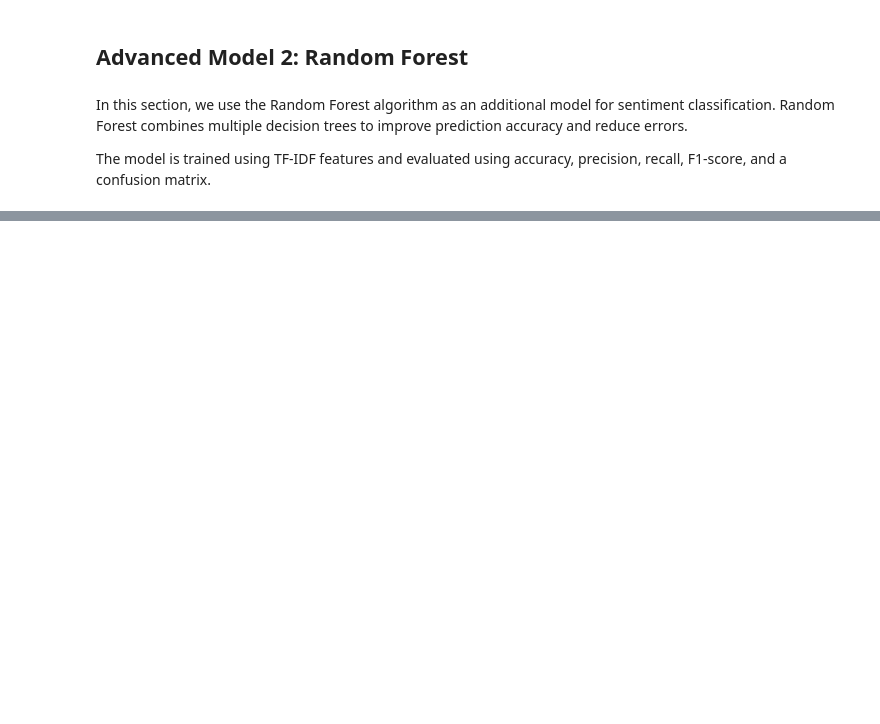
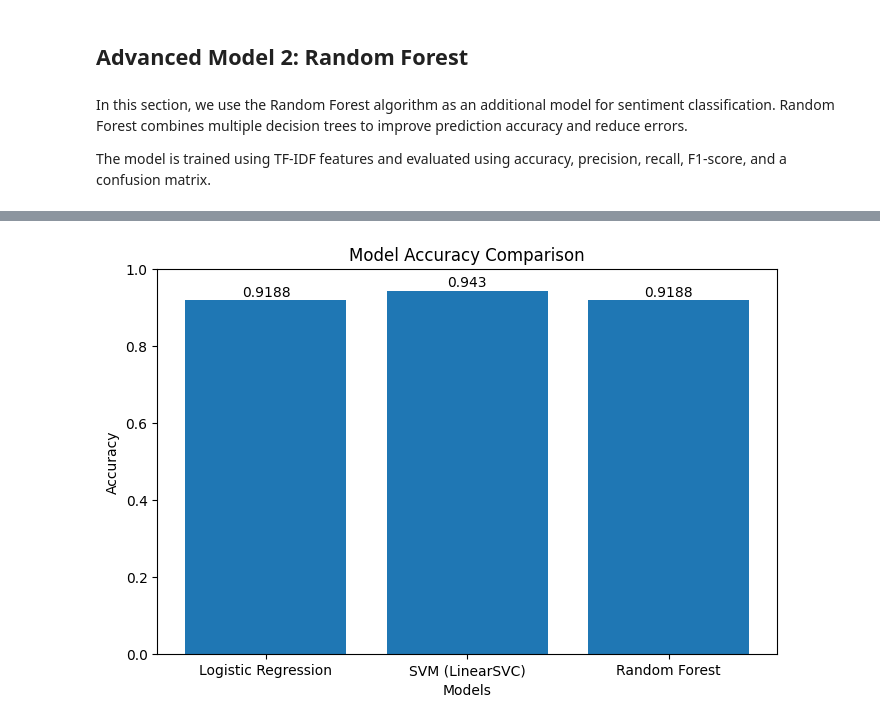
Before and after one commit to Lu8na/IT362, a Jupyter notebook: Phase3.ipynb, the cells around one changed output, grey strips where cells are left out. Cells and saved outputs as stored; diff of their text form; code cells hidden in the pictures; blank space fills up the shorter version.

```diff
--- a/Phase3.ipynb
+++ b/Phase3.ipynb
@@ -257,0 +437,20 @@ results_df
+# %%
+import matplotlib.pyplot as plt
+
+models = ["Logistic Regression", "SVM (LinearSVC)", "Random Forest"]
+accuracies = [accuracy, svm_accuracy, rf_accuracy]
+
+plt.figure(figsize=(8,5))
+plt.bar(models, accuracies)
+
+plt.title("Model Accuracy Comparison")
+plt.xlabel("Models")
+plt.ylabel("Accuracy")
+plt.ylim(0, 1)
+
+for i, v in enumerate(accuracies):
+    plt.text(i, v + 0.01, str(round(v, 4)), ha='center')
+
+plt.show()
+# %% [output]
+[figure, added]
```
Also changed, not shown: parts of 28 cells of this notebook.
